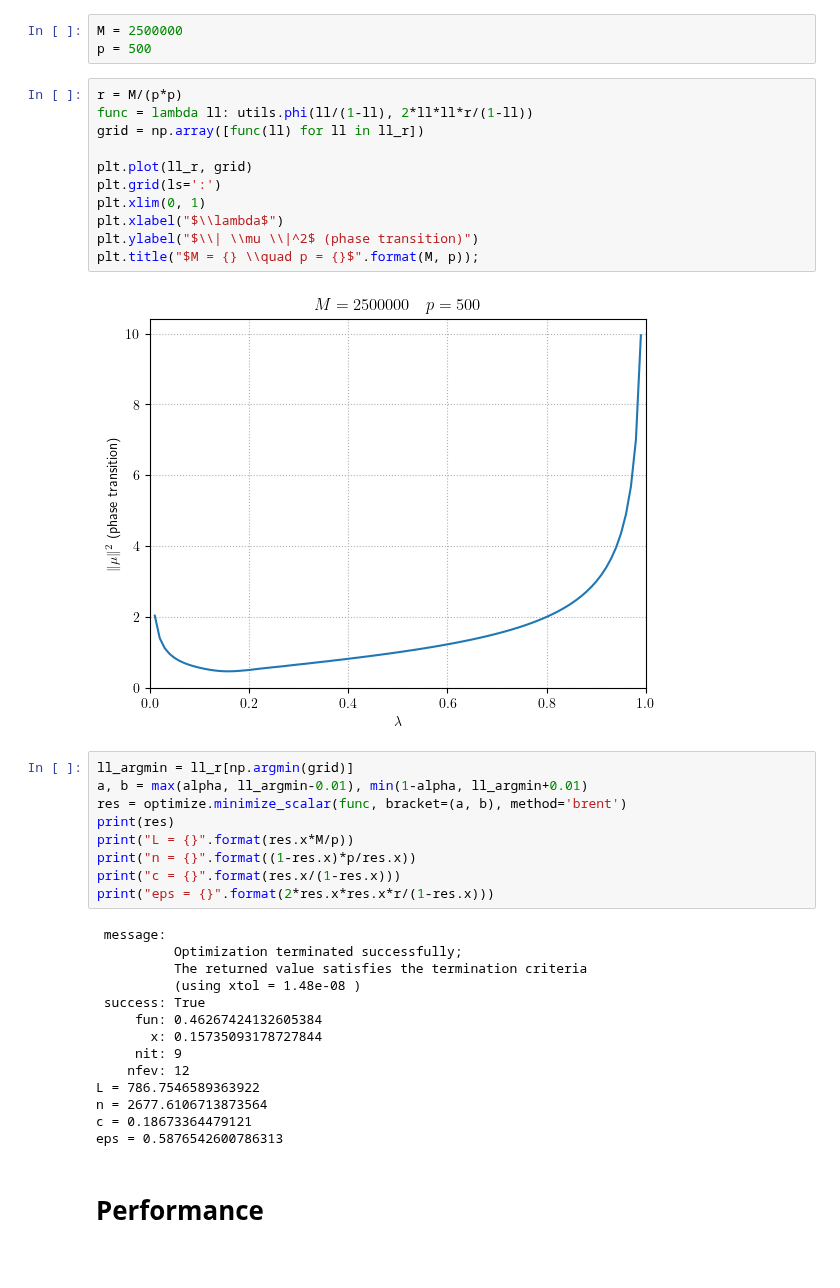
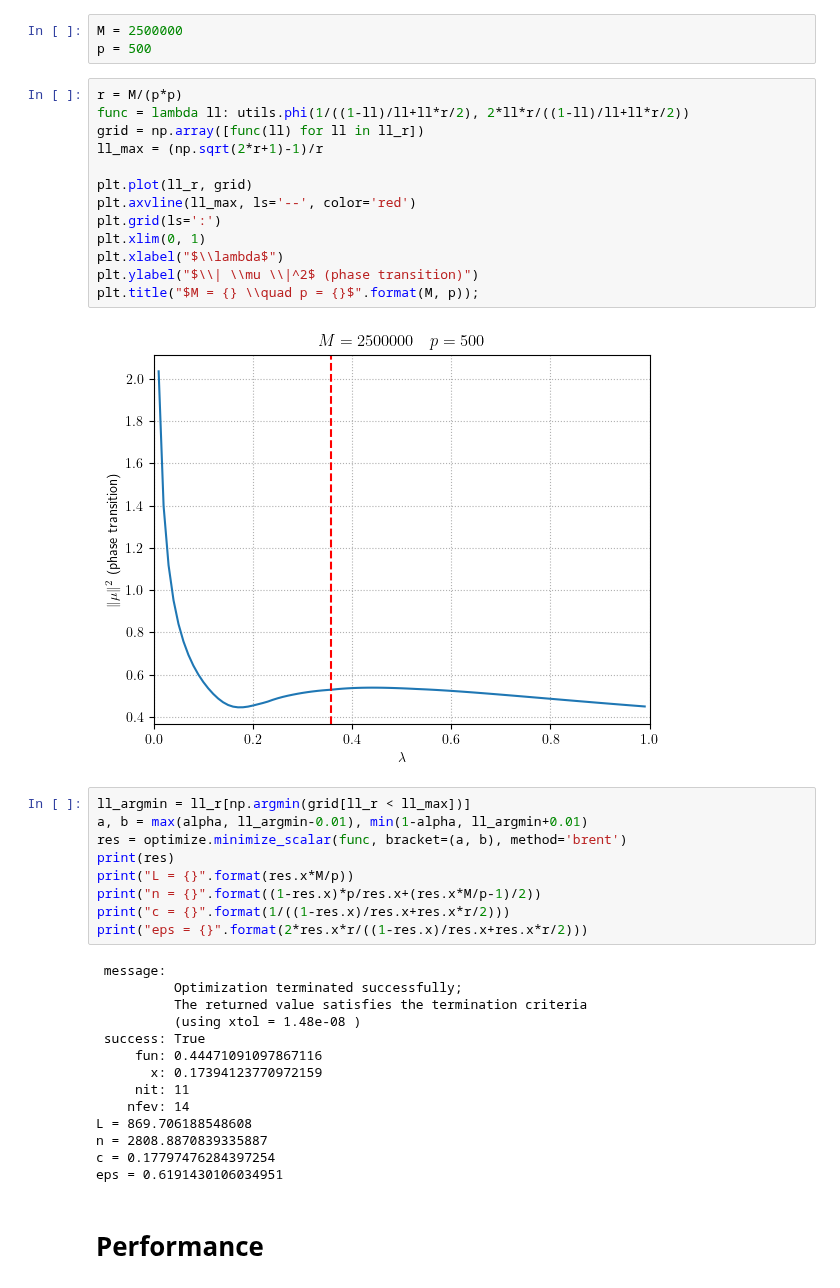
Before and after one commit to HugoLebeau/online_learning, a Jupyter notebook: memory_policy.ipynb, the cells around one changed output. Cells and saved outputs as stored; diff of their text form.

```diff
--- a/memory_policy.ipynb
+++ b/memory_policy.ipynb
@@ -20,40 +20,42 @@ M = 2500000
 p = 500
 # %%
 r = M/(p*p)
-func = lambda ll: utils.phi(ll/(1-ll), 2*ll*ll*r/(1-ll))
+func = lambda ll: utils.phi(1/((1-ll)/ll+ll*r/2), 2*ll*r/((1-ll)/ll+ll*r/2))
 grid = np.array([func(ll) for ll in ll_r])
+ll_max = (np.sqrt(2*r+1)-1)/r
 
 plt.plot(ll_r, grid)
+plt.axvline(ll_max, ls='--', color='red')
 plt.grid(ls=':')
 plt.xlim(0, 1)
 plt.xlabel("$\\lambda$")
 plt.ylabel("$\\| \\mu \\|^2$ (phase transition)")
 plt.title("$M = {} \\quad p = {}$".format(M, p));
 # %% [output]
-[figure, old version]
+[figure, new version]
 # %%
-ll_argmin = ll_r[np.argmin(grid)]
+ll_argmin = ll_r[np.argmin(grid[ll_r < ll_max])]
 a, b = max(alpha, ll_argmin-0.01), min(1-alpha, ll_argmin+0.01)
 res = optimize.minimize_scalar(func, bracket=(a, b), method='brent')
 print(res)
 print("L = {}".format(res.x*M/p))
-print("n = {}".format((1-res.x)*p/res.x))
-print("c = {}".format(res.x/(1-res.x)))
-print("eps = {}".format(2*res.x*res.x*r/(1-res.x)))
+print("n = {}".format((1-res.x)*p/res.x+(res.x*M/p-1)/2))
+print("c = {}".format(1/((1-res.x)/res.x+res.x*r/2)))
+print("eps = {}".format(2*res.x*r/((1-res.x)/res.x+res.x*r/2)))
 # %% [output]
  message:
           Optimization terminated successfully;
           The returned value satisfies the termination criteria
           (using xtol = 1.48e-08 )
  success: True
-     fun: 0.46267424132605384
-       x: 0.15735093178727844
-     nit: 9
-    nfev: 12
-L = 786.7546589363922
-n = 2677.6106713873564
-c = 0.18673364479121
-eps = 0.5876542600786313
+     fun: 0.44471091097867116
+       x: 0.17394123770972159
+     nit: 11
+    nfev: 14
+L = 869.706188548608
+n = 2808.8870839335887
+c = 0.17797476284397254
+eps = 0.6191430106034951
 # %% [markdown]
 # Performance
 # %%
```
Also changed, not shown: parts of 4 cells of this notebook, 1 other file.
